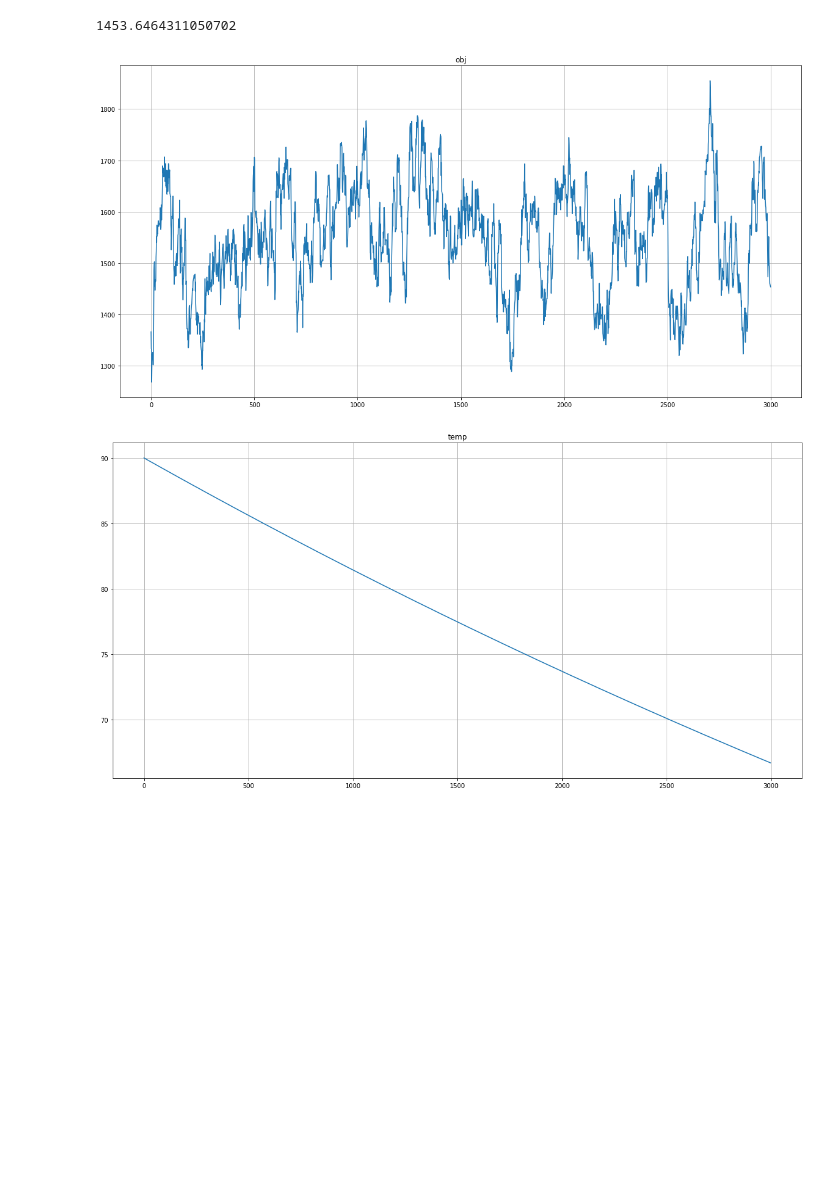
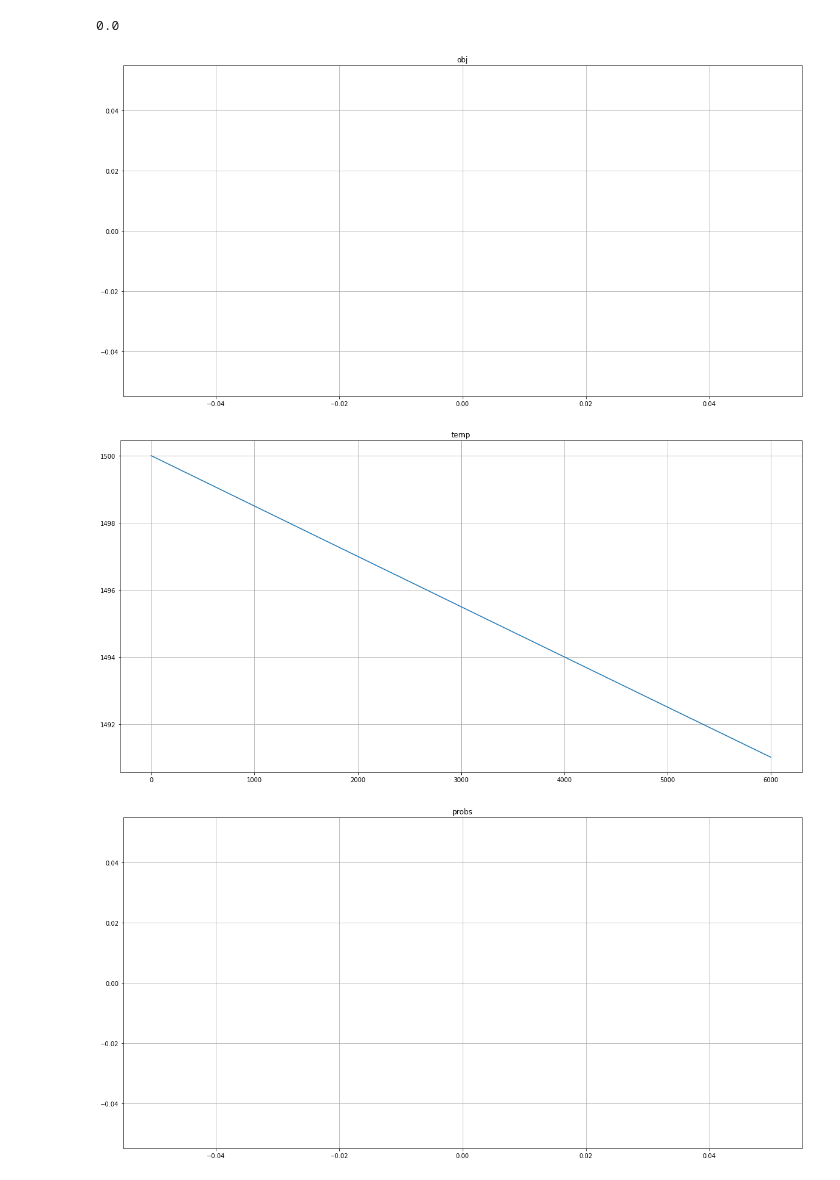
Before and after one commit to gbottari/discopt_assignments, a Jupyter notebook: tsp/analysis.ipynb, the cells around one changed output. Drawn from its saved outputs; the diff is of its cells as text; code cells hidden in the pictures; blank space fills up the shorter version.

```diff
--- a/tsp/analysis.ipynb
+++ b/tsp/analysis.ipynb
@@ -14,41 +26,42 @@ The autoreload extension is already loaded. To reload it, use:
 # %%
 def test_new_idea():
-    problem = get_problem_by_filename('tsp_51_1')
+    problem = get_problem_by_filename('tsp_33810_1')
     #problem = get_problem_by_filename('tsp_85900_1')
-    solver = NewIdeaTSPSolver(3000, alpha=0.9999)
+    solver = NewIdeaTSPSolver(6000, alpha=0.999999, t0=1500)
     return solver._solve(problem), solver
 
 solution, solver = test_new_idea()
 # %%
 def plot(solution, solver):
     x = solution.stats.improvements_x
     y = solution.stats.improvements_y
     print(solution.stats.final_value)
 
     fig = plt.figure()
     plt.plot(x, y)
     #plt.xlim([2000, 15000])
     #plt.ylim([0, 60000])
     plt.grid()
     plt.title('obj')
 
     fig = plt.figure()
     plt.plot(list(range(len(solution.stats.temperature))), solution.stats.temperature)
     plt.grid()
     plt.title('temp')
 
-    #fig = plt.figure()
-    #plt.plot(list(range(len(solution.stats.probs))), solution.stats.probs)
-    #plt.grid()
-    #plt.title('probs')
+    fig = plt.figure()
+    plt.plot(list(range(len(solution.stats.probs))), solution.stats.probs, '.', alpha=0.3)
+    plt.grid()
+    plt.title('probs')
 
     #fig = plt.figure()
     #plt.scatter(x=[p.x for p in solution.problem.points], y=[p.y for p in solution.problem.points], alpha=0.5)
 
     plt.show()
 
 plot(solution, solver)
 # %% [output]
-1453.6464311050702
+0.0
-[figure, old version]
+[figure, new version]
-[figure, old version]
+[figure, new version]
+[figure, added]
```
Also changed, not shown: parts of 3 cells of this notebook, 3 other files.
